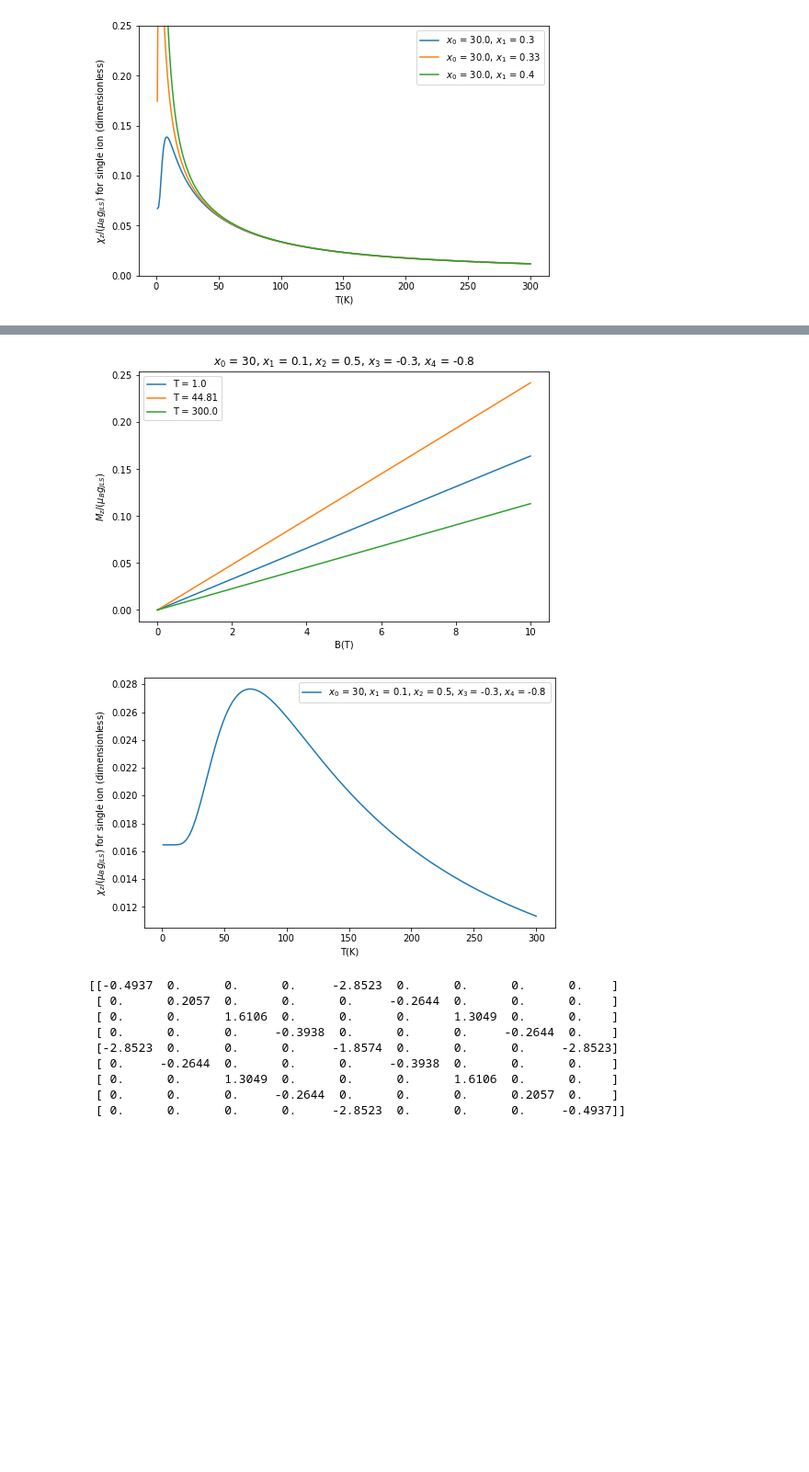
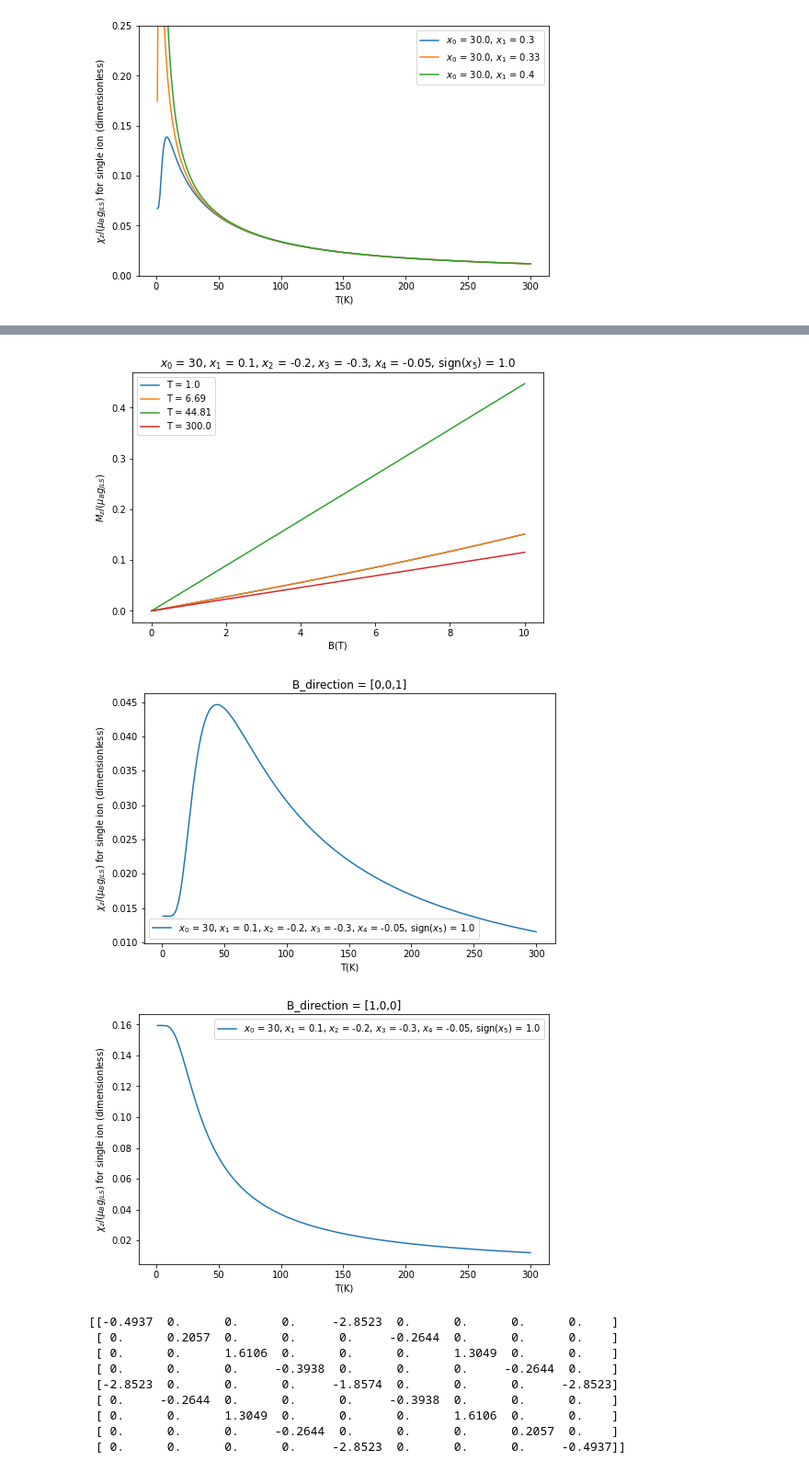
Before and after one commit to Orth-Research/ml_cr, a Jupyter notebook: DataGeneration.ipynb, the cells around one changed output, grey strips where cells are left out. Shown at 92% size. Drawn from its saved outputs; the diff is of its cells as text; code cells hidden in the pictures; blank space fills up the shorter version.

```diff
--- a/DataGeneration.ipynb
+++ b/DataGeneration.ipynb
@@ -412,17 +418,18 @@ td = training_data('C4v', 1, 123, 4)
 
 x0 = 30
 x1 = 0.1
-x2 = 0.5
+x2 = -0.2
 x3 = -0.3
-x4 = -0.8
+x4 = -0.05
+x5 = 1. # only sign of x5 matters
 
-cV_data = td.specific_heat(td.ham_cr([x0, x1, x2, x3, x4]))
+cV_data = td.specific_heat(td.ham_cr([x0, x1, x2, x3, x4, x5]))
 T = cV_data[:, 0]
 cV = cV_data[:, 1]
 
 fig = plt.figure(1, figsize = [8,5])
 ax = plt.subplot(1,1,1)
-ax.plot(T, cV, label = '$x_0$ = ' + str(round(x0, 2)) + ", $x_1$ = " + str(round(x1, 2)) + ", $x_2$ = " + str(round(x2, 2)) + ", $x_3$ = " + str(round(x3, 2)) + ", $x_4$ = " + str(round(x4, 2)))
+ax.plot(T, cV, label = '$x_0$ = ' + str(round(x0, 2)) + ", $x_1$ = " + str(round(x1, 2)) + ", $x_2$ = " + str(round(x2, 2)) + ", $x_3$ = " + str(round(x3, 2)) + ", $x_4$ = " + str(round(x4, 2)) + ", sign($x_5$) = " + str(np.sign(x5)))
 ax.set_xlabel('T (K)')
 ax.set_ylabel('$c_V/k_B$ (dimensionless)')
 ax.legend()
@@ -431,7 +438,7 @@ ax.legend()
 
 plt.show()
 
-mag_data = td.magnetization(td.ham_cr([x0, x1, x2, x3, x4]), [0,0,1], B_steps = 40, B_max = 10)
+mag_data = td.magnetization(td.ham_cr([x0, x1, x2, x3, x4, x5]), [0,0,1], B_steps = 40, B_max = 10)
 B1 = mag_data[:, 0, 0]
 mag1 = mag_data[:, 0, 2]
 B2 = mag_data[:, 1, 0]
@@ -449,7 +456,7 @@ ax.plot(B3, mag3,  label='T = '+str(round(mag_data[0, 2, 1],2)))
 ax.plot(B4, mag4,  label='T = '+str(round(mag_data[0, 3, 1],2)))
 ax.set_xlabel('B(T)')
 ax.set_ylabel('$M_z/(\mu_B g_{JLS})$')
-ax.set_title('$x_0$ = ' + str(round(x0, 2)) + ", $x_1$ = " + str(round(x1, 2)) + ", $x_2$ = " + str(round(x2, 2)) + ", $x_3$ = " + str(round(x3, 2)) + ", $x_4$ = " + str(round(x4, 2)))
+ax.set_title('$x_0$ = ' + str(round(x0, 2)) + ", $x_1$ = " + str(round(x1, 2)) + ", $x_2$ = " + str(round(x2, 2)) + ", $x_3$ = " + str(round(x3, 2)) + ", $x_4$ = " + str(round(x4, 2)) + ", sign($x_5$) = " + str(np.sign(x5)))
 ax.legend()
 #plt.tight_layout()
 
@@ -457,19 +464,37 @@ ax.legend()
 
 plt.show()
 
-susc_data = td.susceptibility(td.ham_cr([x0, x1, x2, x3, x4]), [0,0,1])
+susc_data = td.susceptibility(td.ham_cr([x0, x1, x2, x3, x4, x5]), [0,0,1])
 T = susc_data[:, 0]
 susc = susc_data[:, 1]
 
 fig = plt.figure(1, figsize = [8,5])
 ax = plt.subplot(1,1,1)
-ax.plot(T, susc, label = '$x_0$ = ' + str(round(x0, 2)) + ", $x_1$ = " + str(round(x1, 2)) + ", $x_2$ = " + str(round(x2, 2)) + ", $x_3$ = " + str(round(x3, 2)) + ", $x_4$ = " + str(round(x4, 2)))
+ax.plot(T, susc, label = '$x_0$ = ' + str(round(x0, 2)) + ", $x_1$ = " + str(round(x1, 2)) + ", $x_2$ = " + str(round(x2, 2)) + ", $x_3$ = " + str(round(x3, 2)) + ", $x_4$ = " + str(round(x4, 2)) + ", sign($x_5$) = " + str(np.sign(x5)))
 ax.set_xlabel('T(K)')
 ax.set_ylabel('$\chi_z/(\mu_B g_{JLS})$ for single ion (dimensionless)')
+ax.set_title('B_direction = [0,0,1]')
 #ax.set_ylim(top = 0.25, bottom = 0.)
 ax.legend()
 
 #fig.savefig("Graphics/Plot-Susc-x0A_" + str(x0A) + "-x0C_" + str(x0C) + "-x1A_" + str(x1A) + "-x1C_" + str(x1C) + ".pdf", bbox_inches = "tight")
 
 plt.show()
+
+susc_data = td.susceptibility(td.ham_cr([x0, x1, x2, x3, x4, x5]), [1,0,0])
+T = susc_data[:, 0]
+susc = susc_data[:, 1]
+
+fig = plt.figure(1, figsize = [8,5])
+ax = plt.subplot(1,1,1)
+ax.plot(T, susc, label = '$x_0$ = ' + str(round(x0, 2)) + ", $x_1$ = " + str(round(x1, 2)) + ", $x_2$ = " + str(round(x2, 2)) + ", $x_3$ = " + str(round(x3, 2)) + ", $x_4$ = " + str(round(x4, 2)) + ", sign($x_5$) = " + str(np.sign(x5)))
+ax.set_xlabel('T(K)')
+ax.set_ylabel('$\chi_z/(\mu_B g_{JLS})$ for single ion (dimensionless)')
+ax.set_title('B_direction = [1,0,0]')
+#ax.set_ylim(top = 0.25, bottom = 0.)
+ax.legend()
+
+#fig.savefig("Graphics/Plot-Susc-x0A_" + str(x0A) + "-x0C_" + str(x0C) + "-x1A_" + str(x1A) + "-x1C_" + str(x1C) + ".pdf", bbox_inches = "tight")
+
+plt.show()
 # %% [output]
@@ -477,5 +502,6 @@ plt.show()
-[figure, old version]
+[figure, new version]
-[figure, old version]
+[figure, new version]
+[figure, added]
 # %%
 with np.printoptions(precision=4, suppress=True):
     print(ham_cr.ham_cr_PG_Oh_J_4(1., -0.32))
```
Also changed, not shown: parts of 3 cells of this notebook, 1 other file.
